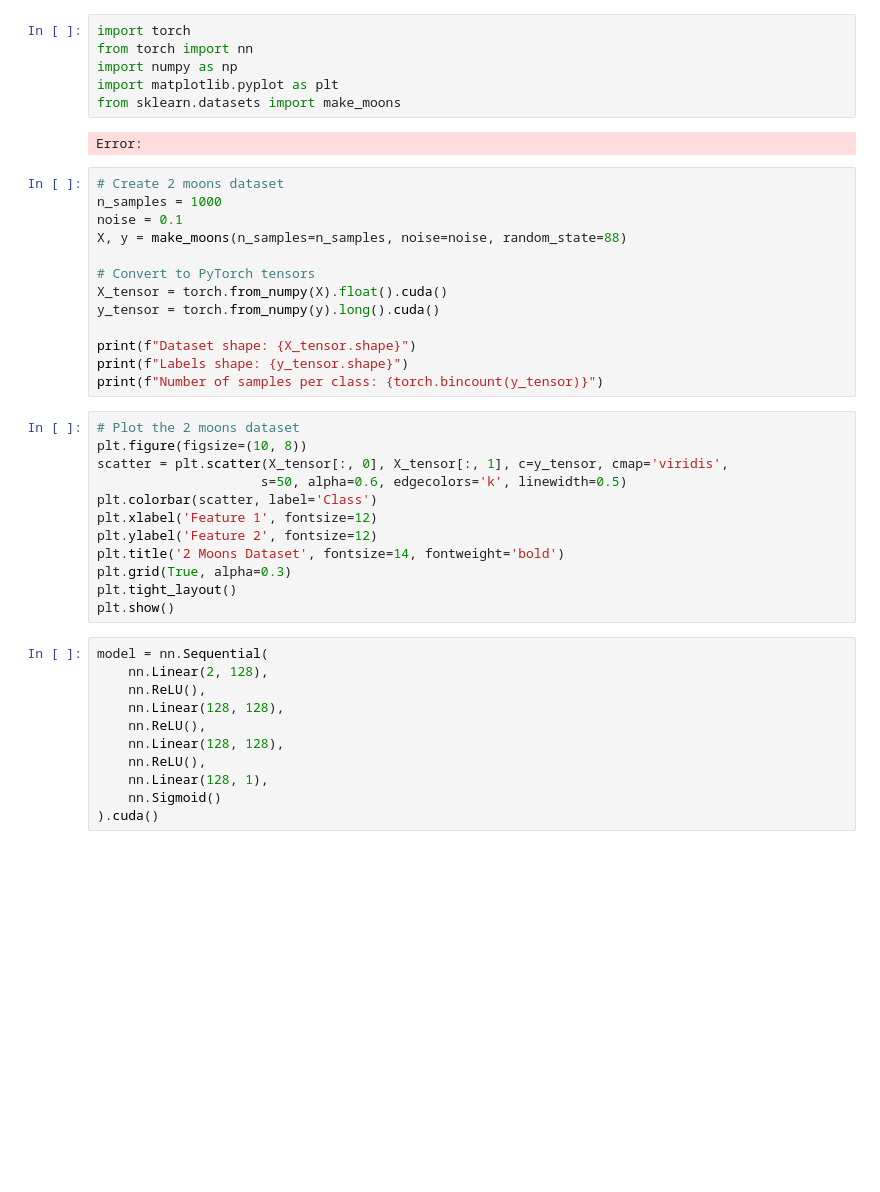
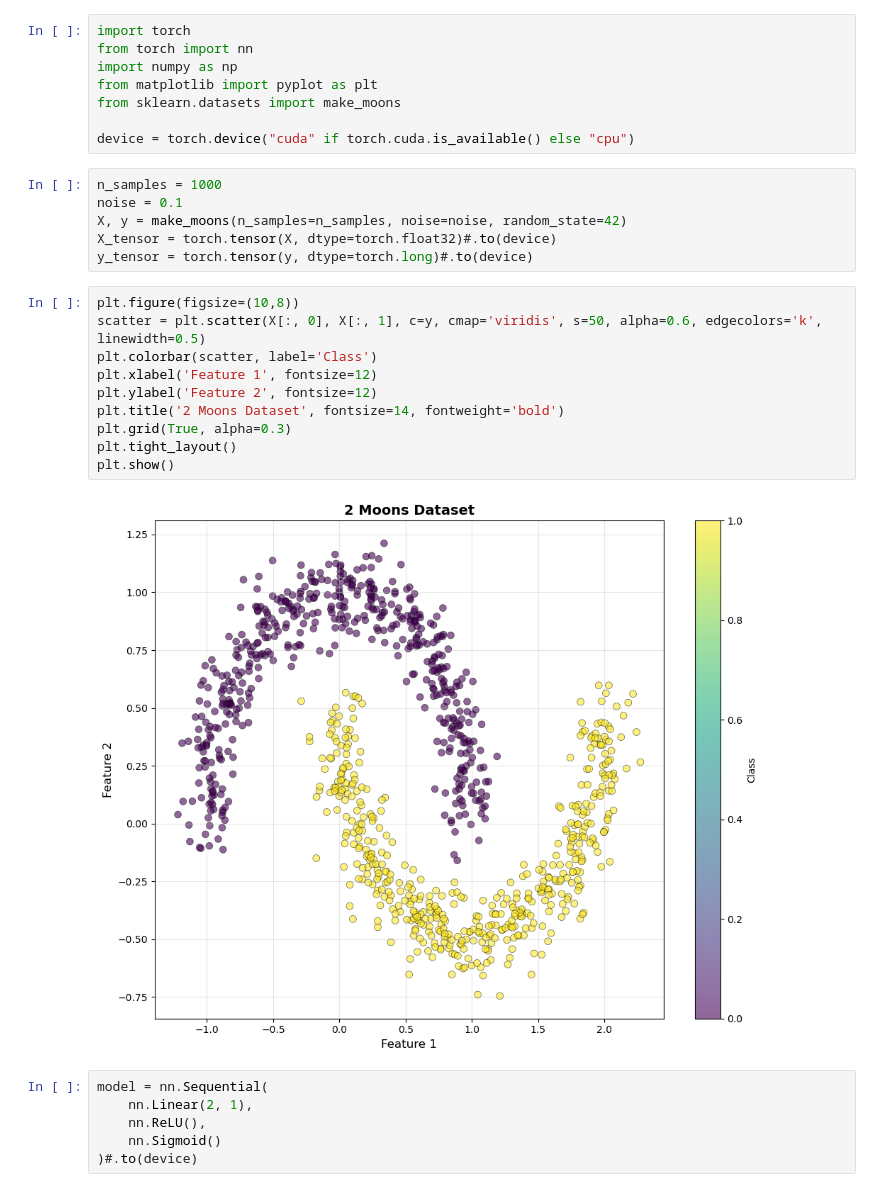
Before and after one commit to SelimCifci/pytorch-tutorial, a Jupyter notebook: main.ipynb, the cells around one changed output. Saved outputs shown, nothing was run; the diff lists cells and outputs as text; blank space fills up the shorter version.

```diff
--- a/main.ipynb
+++ b/main.ipynb
@@ -2,45 +2,33 @@
 import torch
 from torch import nn
 import numpy as np
-import matplotlib.pyplot as plt
+from matplotlib import pyplot as plt
 from sklearn.datasets import make_moons
+
+device = torch.device("cuda" if torch.cuda.is_available() else "cpu")
-# %% [output]
-Error:
-# %%
-# Create 2 moons dataset
-n_samples = 1000
-noise = 0.1
-X, y = make_moons(n_samples=n_samples, noise=noise, random_state=88)
-
-# Convert to PyTorch tensors
-X_tensor = torch.from_numpy(X).float().cuda()
-y_tensor = torch.from_numpy(y).long().cuda()
-
-print(f"Dataset shape: {X_tensor.shape}")
-print(f"Labels shape: {y_tensor.shape}")
-print(f"Number of samples per class: {torch.bincount(y_tensor)}")
+# %%
+n_samples = 1000
+noise = 0.1
+X, y = make_moons(n_samples=n_samples, noise=noise, random_state=42)
+X_tensor = torch.tensor(X, dtype=torch.float32)#.to(device)
+y_tensor = torch.tensor(y, dtype=torch.long)#.to(device)
 # %%
-# Plot the 2 moons dataset
-plt.figure(figsize=(10, 8))
-scatter = plt.scatter(X_tensor[:, 0], X_tensor[:, 1], c=y_tensor, cmap='viridis',
-                     s=50, alpha=0.6, edgecolors='k', linewidth=0.5)
+plt.figure(figsize=(10,8))
+scatter = plt.scatter(X[:, 0], X[:, 1], c=y, cmap='viridis', s=50, alpha=0.6, edgecolors='k', linewidth=0.5)
 plt.colorbar(scatter, label='Class')
 plt.xlabel('Feature 1', fontsize=12)
 plt.ylabel('Feature 2', fontsize=12)
 plt.title('2 Moons Dataset', fontsize=14, fontweight='bold')
 plt.grid(True, alpha=0.3)
 plt.tight_layout()
 plt.show()
+# %% [output]
+[figure, added]
 # %%
 model = nn.Sequential(
-    nn.Linear(2, 128),
+    nn.Linear(2, 1),
     nn.ReLU(),
-    nn.Linear(128, 128),
-    nn.ReLU(),
-    nn.Linear(128, 128),
-    nn.ReLU(),
-    nn.Linear(128, 1),
     nn.Sigmoid()
-).cuda()
+)#.to(device)
 # %%
 y = model(X_tensor)
```
Also changed, not shown: parts of 9 cells of this notebook, 5 other files.
